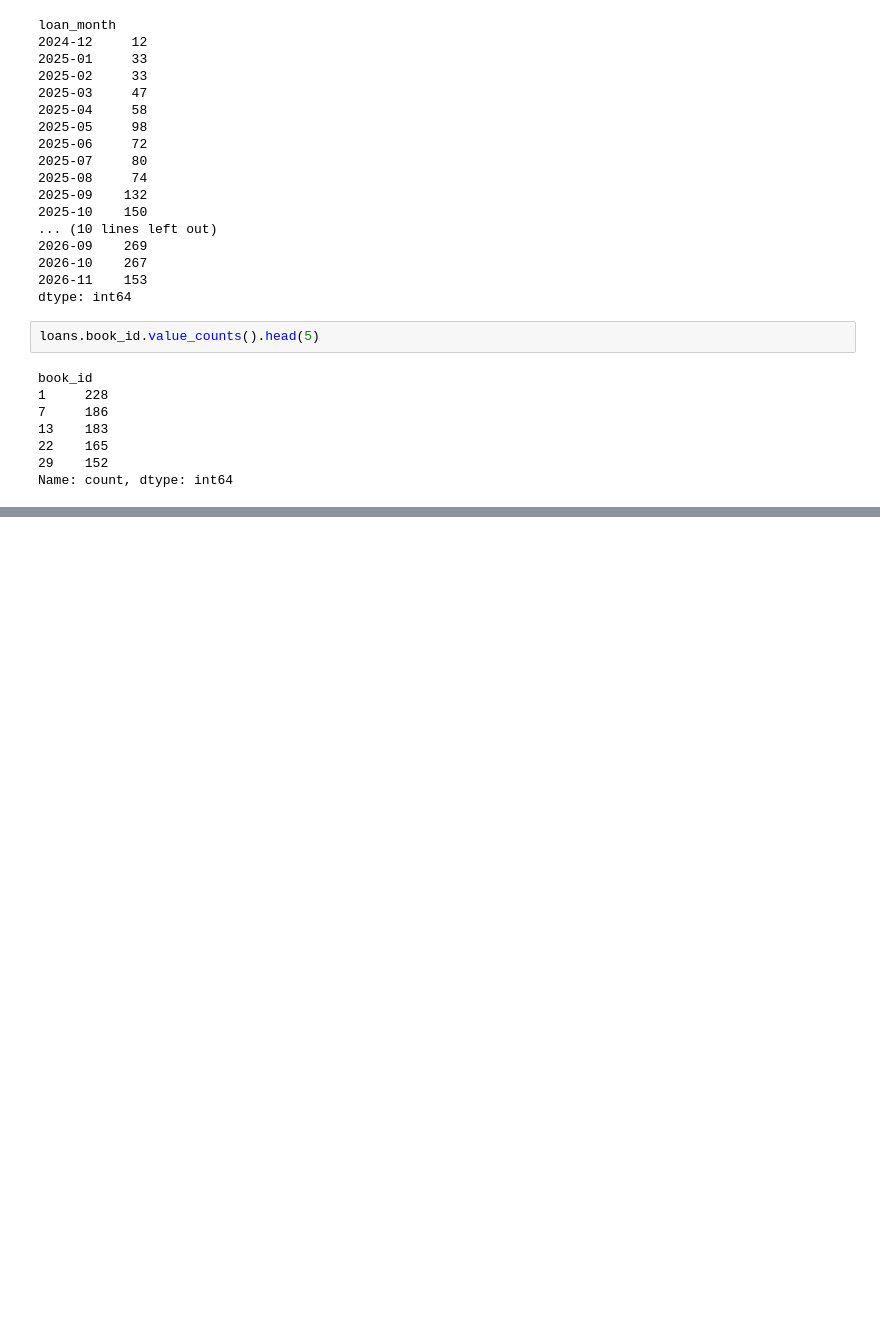
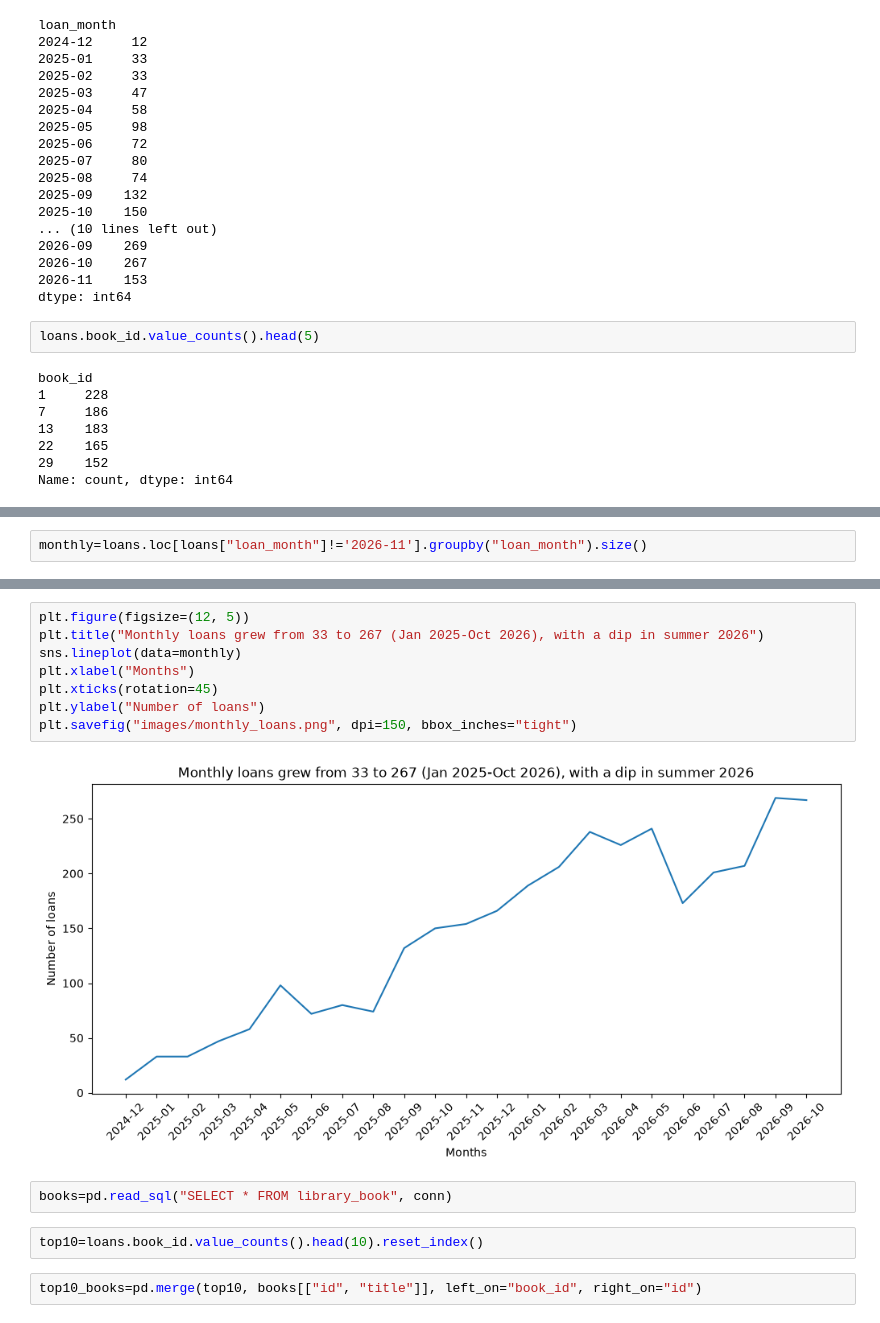
Before and after one commit to sattarovanilufar/kutubxona-library-analytics, a Jupyter notebook: 05_python_analysis/kutubxona_analysis.ipynb, the cells around one changed output, grey strips where cells are left out. Drawn from its saved outputs; the diff is of its cells as text; blank space fills up the shorter version.

Commit message:
Week 4: monthly loans and top 10 books charts

```diff
--- a/05_python_analysis/kutubxona_analysis.ipynb
+++ b/05_python_analysis/kutubxona_analysis.ipynb
@@ -96,0 +101,2 @@ Name: count, dtype: int64
+# %%
+monthly=loans.loc[loans["loan_month"]!='2026-11'].groupby("loan_month").size()
@@ -96,0 +123,16 @@ Name: count, dtype: int64
+# %%
+plt.figure(figsize=(12, 5))
+plt.title("Monthly loans grew from 33 to 267 (Jan 2025-Oct 2026), with a dip in summer 2026")
+sns.lineplot(data=monthly)
+plt.xlabel("Months")
+plt.xticks(rotation=45)
+plt.ylabel("Number of loans")
+plt.savefig("images/monthly_loans.png", dpi=150, bbox_inches="tight")
+# %% [output]
+[figure, added]
+# %%
+books=pd.read_sql("SELECT * FROM library_book", conn)
+# %%
+top10=loans.book_id.value_counts().head(10).reset_index()
+# %%
+top10_books=pd.merge(top10, books[["id", "title"]], left_on="book_id", right_on="id")
```
Also changed, not shown: parts of 3 cells of this notebook, 2 other files.
